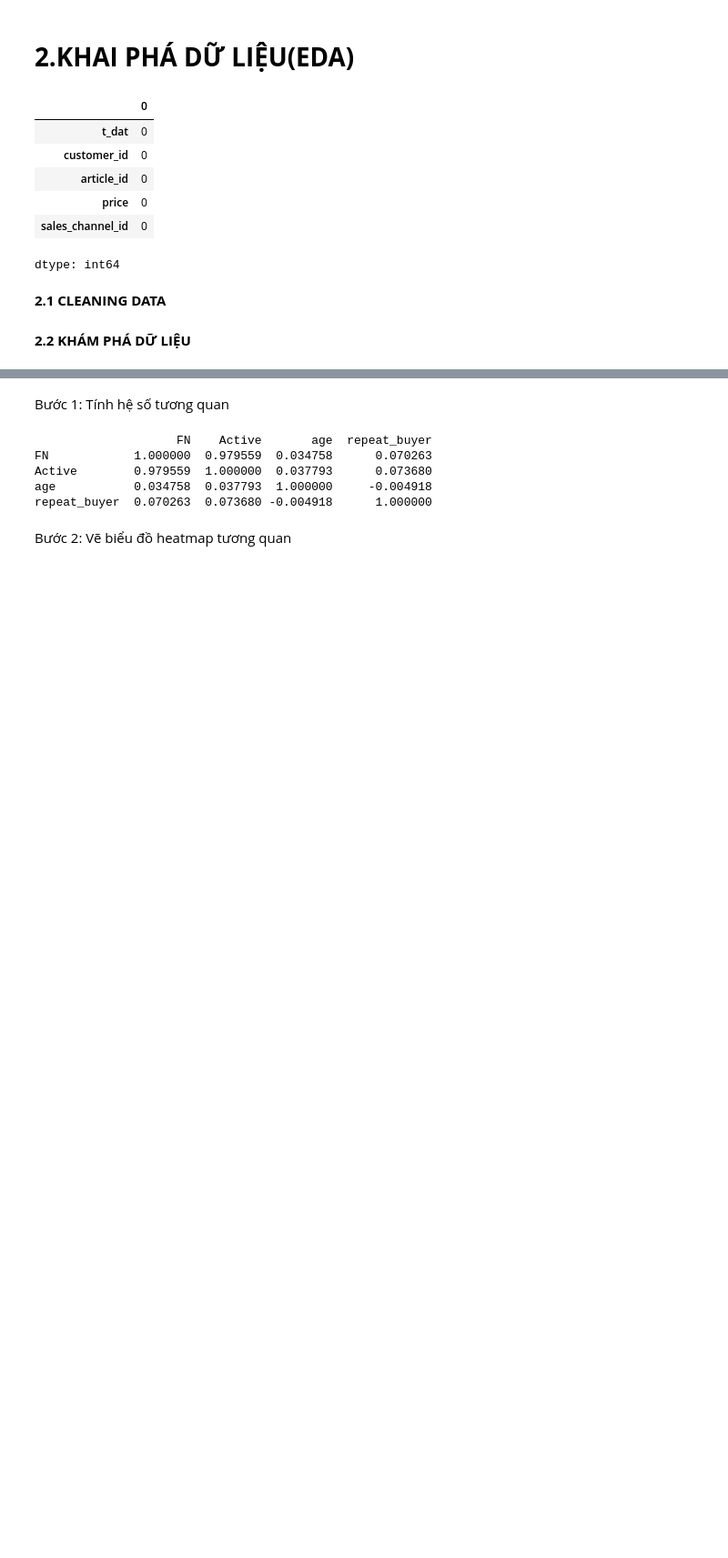
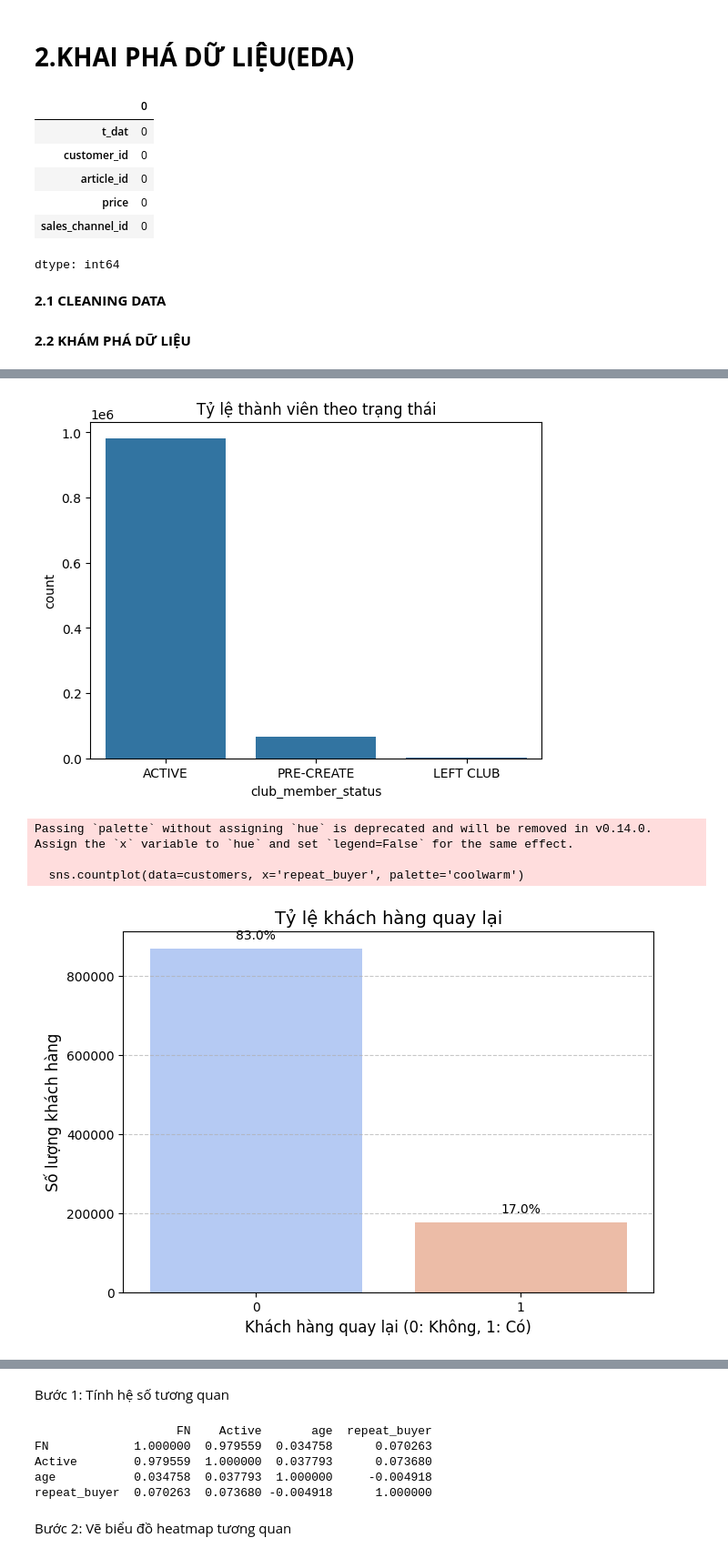
Before and after one commit to dungmike96/Mike_Porfolio, a Jupyter notebook: HM_Porfolio.ipynb, the cells around one changed output, grey strips where cells are left out. Shown at 91% size. Cells and saved outputs as stored; diff of their text form; code cells hidden in the pictures; blank space fills up the shorter version.

```diff
--- a/HM_Porfolio.ipynb
+++ b/HM_Porfolio.ipynb
@@ -148 +180,34 @@ customers[]
+# %%
+# Tỷ lệ thành viên
+sns.countplot(data=customers, x='club_member_status')
+plt.title('Tỷ lệ thành viên theo trạng thái')
+plt.show()
+
+# 4. Tạo nhãn khách quay lại
+customer_purchase_count = transactions.groupby('customer_id').size()
+repeat_customers = customer_purchase_count[customer_purchase_count > 1].index
+customers['repeat_buyer'] = customers['customer_id'].isin(repeat_customers).astype(int)
+# Biểu đồ cho mục 4: Tỷ lệ khách hàng quay lại
+plt.figure(figsize=(7, 5))
+sns.countplot(data=customers, x='repeat_buyer', palette='coolwarm')
+plt.title('Tỷ lệ khách hàng quay lại', fontsize=14)
+plt.xlabel('Khách hàng quay lại (0: Không, 1: Có)', fontsize=12)
+plt.ylabel('Số lượng khách hàng', fontsize=12)
+# Thêm nhãn phần trăm
+total = len(customers)
+for p in plt.gca().patches:
+    percentage = '{:.1f}%'.format(100 * p.get_height()/total)
+    x = p.get_x() + p.get_width() / 2
+    y = p.get_height()
+    plt.gca().annotate(percentage, (x, y), ha='center', va='bottom', fontsize=10, color='black', xytext=(0, 5), textcoords='offset points')
+
+plt.grid(axis='y', linestyle='--', alpha=0.7)
+plt.tight_layout()
+plt.show()
+# %% [output]
+[figure, added]
+Passing `palette` without assigning `hue` is deprecated and will be removed in v0.14.0. Assign the `x` variable to `hue` and set `legend=False` for the same effect.
+
+  sns.countplot(data=customers, x='repeat_buyer', palette='coolwarm')
+[figure, added]
 # %%
```
Also changed, not shown: parts of 24 cells of this notebook.
